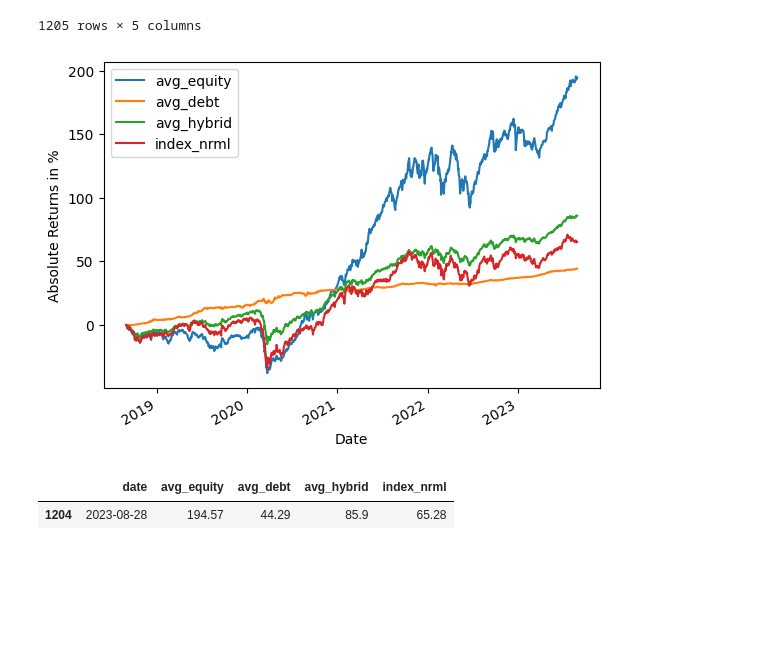
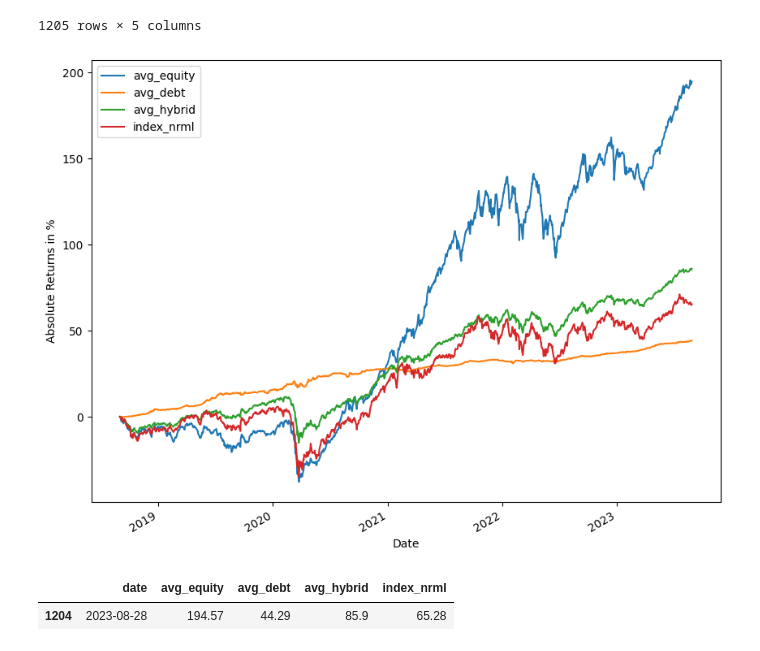
Before and after one commit to amanhooda98/Mutual_Fund_Analytics, a Jupyter notebook: Mutual_Fund_Analytics.ipynb, the cells around one changed output. Cells and saved outputs as stored; diff of their text form; code cells hidden in the pictures; blank space fills up the shorter version.

```diff
--- a/Mutual_Fund_Analytics.ipynb
+++ b/Mutual_Fund_Analytics.ipynb
@@ -392,13 +392,13 @@ result_df
 | 1204 | 2023-08-28 | 194.57 | 44.29 | 85.90 | 65.28 |
 1205 rows × 5 columns
 # %%
-result_df.plot(x="date", y=["avg_equity", "avg_debt", "avg_hybrid", "index_nrml"])
+result_df.plot(x="date", y=["avg_equity", "avg_debt", "avg_hybrid", "index_nrml"],figsize=(10,8))
 plt.xlabel("Date")
 plt.ylabel("Absolute Returns in %")
 plt.legend()
 plt.show()
 # %% [output]
-[figure, old version]
+[figure, new version]
 # %%
 returns_df = result_df.loc[result_df["date"] == result_df["date"].max()]
 returns_df
```
